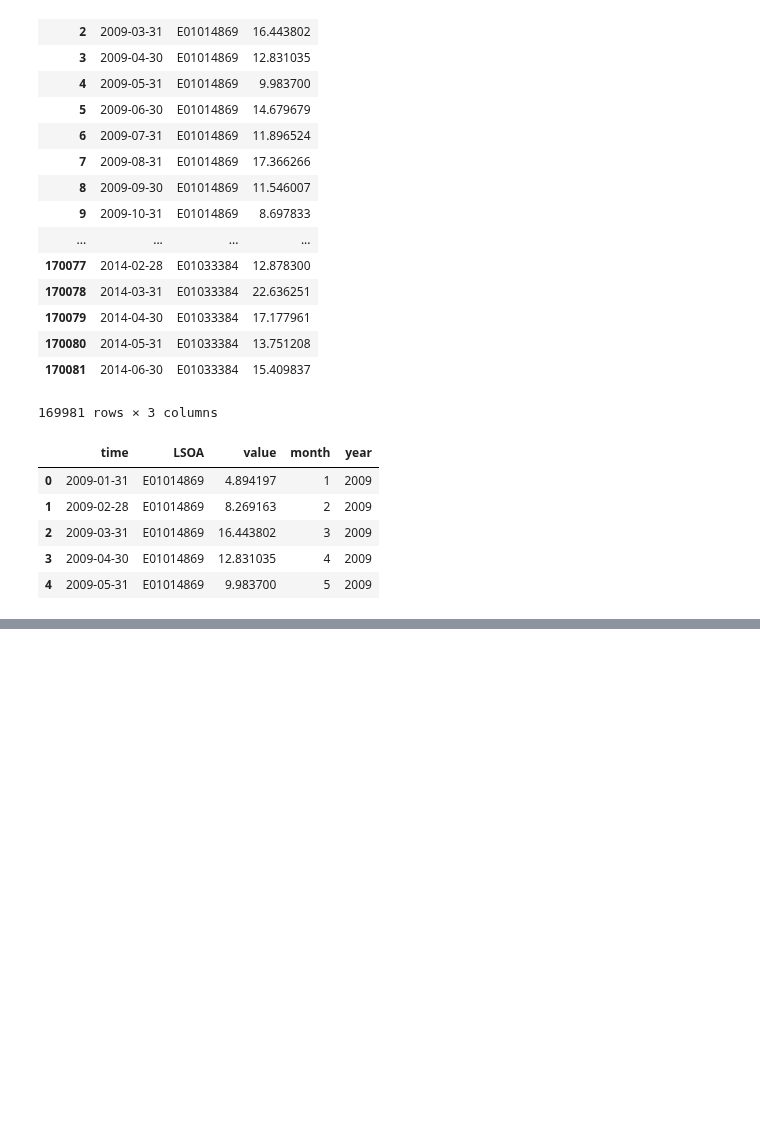
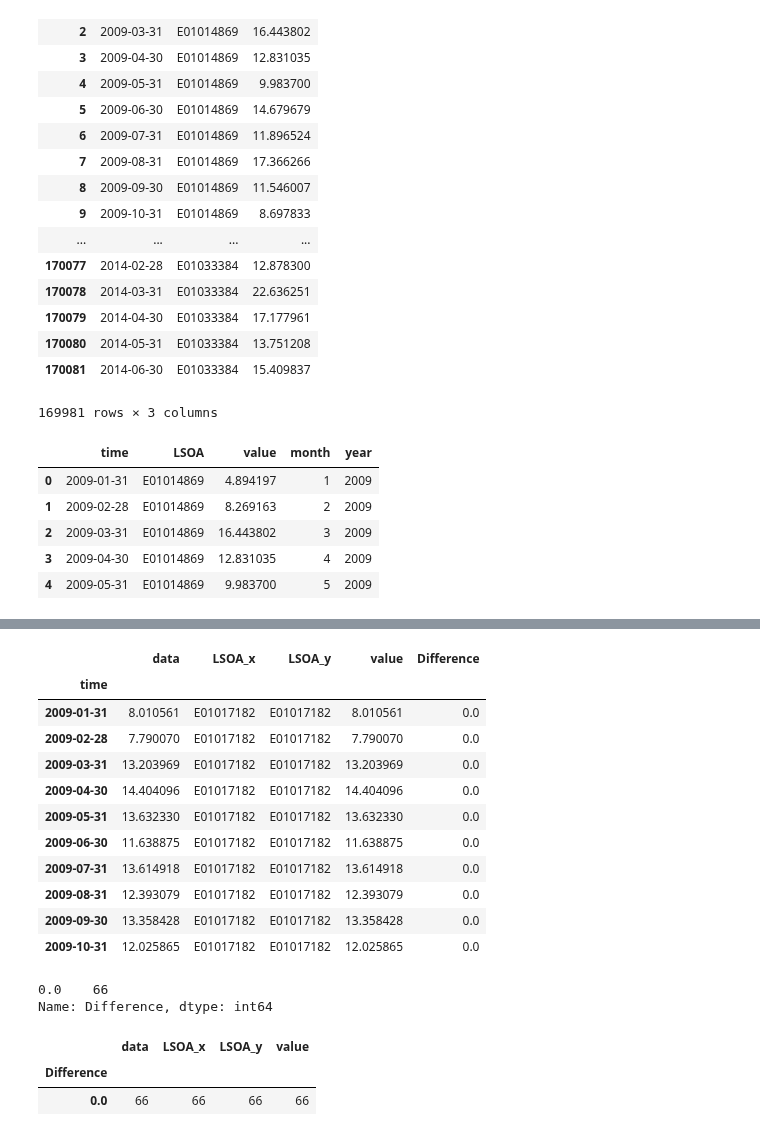
Before and after one commit to annalisasheehan/masters, a Jupyter notebook: RasterstatsFromXArray.ipynb, the cells around one changed output, grey strips where cells are left out. Saved outputs shown, nothing was run; the diff lists cells and outputs as text; code cells hidden in the pictures; blank space fills up the shorter version.

```diff
--- a/RasterstatsFromXArray.ipynb
+++ b/RasterstatsFromXArray.ipynb
@@ -206,0 +331,26 @@ melted_stats.to_csv(r'D:\Annies_Dissertation\Analysis\Regression\Monthly_PM25_LS
+# %%
+result[:10]
+# %% [output]
+|  | data | LSOA_x | LSOA_y | value | Difference |
+| time |  |  |  |  |  |
+| 2009-01-31 | 8.010561 | E01017182 | E01017182 | 8.010561 | 0.0 |
+| 2009-02-28 | 7.790070 | E01017182 | E01017182 | 7.790070 | 0.0 |
+| 2009-03-31 | 13.203969 | E01017182 | E01017182 | 13.203969 | 0.0 |
+| 2009-04-30 | 14.404096 | E01017182 | E01017182 | 14.404096 | 0.0 |
+| 2009-05-31 | 13.632330 | E01017182 | E01017182 | 13.632330 | 0.0 |
+| 2009-06-30 | 11.638875 | E01017182 | E01017182 | 11.638875 | 0.0 |
+| 2009-07-31 | 13.614918 | E01017182 | E01017182 | 13.614918 | 0.0 |
+| 2009-08-31 | 12.393079 | E01017182 | E01017182 | 12.393079 | 0.0 |
+| 2009-09-30 | 13.358428 | E01017182 | E01017182 | 13.358428 | 0.0 |
+| 2009-10-31 | 12.025865 | E01017182 | E01017182 | 12.025865 | 0.0 |
+# %%
+result.Difference.value_counts()
+# %% [output]
+0.0    66
+Name: Difference, dtype: int64
+# %%
+result.groupby('Difference').count()
+# %% [output]
+|  | data | LSOA_x | LSOA_y | value |
+| Difference |  |  |  |  |
+| 0.0 | 66 | 66 | 66 | 66 |
```
Also changed, not shown: parts of 28 cells of this notebook.
